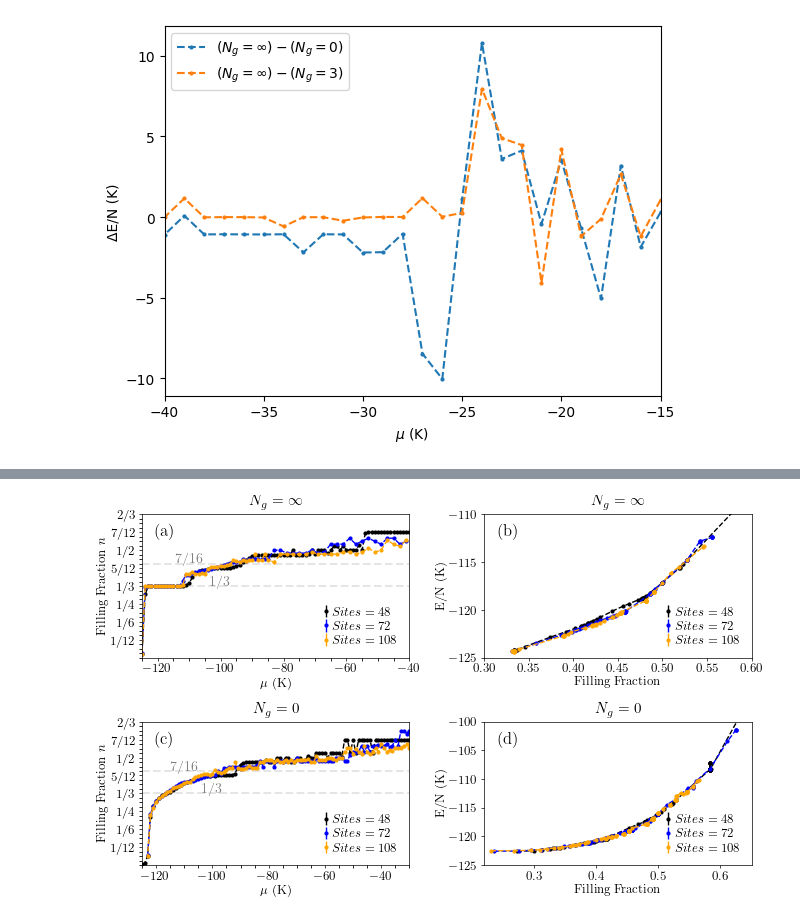
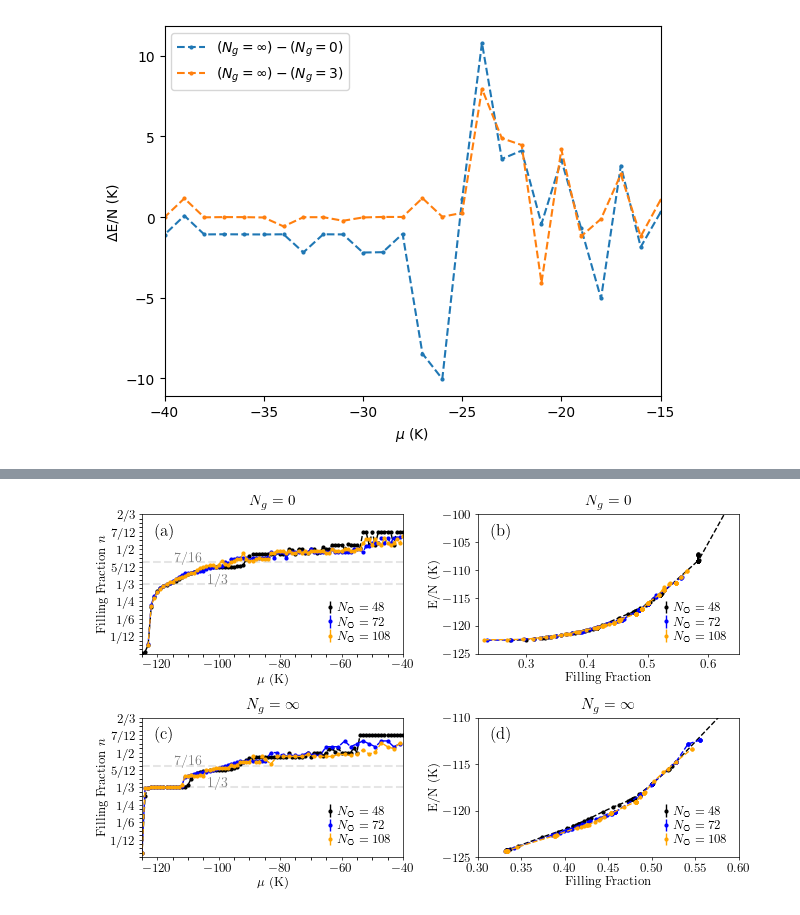
Before and after one commit to CAMM-UTK/papers-code-GrapheneCorrugation, a Jupyter notebook: src/DataAnalysis.ipynb, the cells around one changed output, grey strips where cells are left out. Drawn from its saved outputs; the diff is of its cells as text; code cells hidden in the pictures.

```diff
--- a/src/DataAnalysis.ipynb
+++ b/src/DataAnalysis.ipynb
@@ -697,9 +696,10 @@ from fractions import Fraction
 plot_style = {'aps':'aps.mplstyle'}
 plt.style.reload_library()
 plt.style.use(plot_style['aps'])
+aps = plt.rcParams
 #fig = plt.figure(figsize=(12, 6))
 #gs = gridspec.GridSpec(2, 3, width_ratios=[3, 2, 2], height_ratios=[1, 1])
-fig = plt.figure(figsize=(3.4646*2, 2.14122*2))
+fig = plt.figure(figsize=(8.5*.8, 5.253*.8))
 gs = gridspec.GridSpec(2, 3, width_ratios=[3, 2,2], height_ratios=[1, 1])
 
 ax_main = plt.subplot(gs[:, 0])
@@ -859,14 +986,19 @@ import matplotlib.pyplot as plt
 import matplotlib.gridspec as gridspec
 from fractions import Fraction
 #fig = plt.figure(figsize=(12, 8))
-fig = plt.figure(figsize=(3.4646*2, 2.14122*2))
+fig = plt.figure(figsize=(8.5*.8, 5.253*.8))
 gs = gridspec.GridSpec(2, 2, width_ratios=[1, 1], height_ratios=[1, 1])
 
+plt.rcParams['text.usetex'] = True
+plt.rcParams['text.latex.preamble'] = r"""
+\usepackage{SVRsymbols}
+"""
+
 # Create the main plot
-ax_main = plt.subplot(gs[0, 0])
-ax_main.errorbar(chemical_dict[r'$N_g = \infty$'],np.array(N_dict[r'$N_g = \infty$'])/48,yerr=np.array(ENError_dict[r'$N_g = \infty$'])/48,color=black_color,marker='o', linewidth=1, markersize=2, linestyle='--',label=r'$Sites = 48$')
-ax_main.errorbar(chemical_dict[r'$N_g = T1Mid$'],np.array(N_dict[r'$N_g = T1Mid$'])/72,yerr=np.array(ENError_dict[r'$N_g = T1Mid$'])/72,color=blue_color,marker='o', linewidth=1, markersize=2, linestyle='--',label=r'$Sites = 72$')
-ax_main.errorbar(chemical_dict[r'$N_g = T1Hi$'],np.array(N_dict[r'$N_g = T1Hi$'])/108,yerr=np.array(ENError_dict[r'$N_g = T1Hi$'])/108,color=orange_color,marker='o', linewidth=1, markersize=2, linestyle='--',label=r'$Sites = 108$')
+ax_main = plt.subplot(gs[1, 0])
+ax_main.errorbar(chemical_dict[r'$N_g = \infty$'],np.array(N_dict[r'$N_g = \infty$'])/48,yerr=np.array(ENError_dict[r'$N_g = \infty$'])/48,color=black_color,marker='o', linewidth=1, markersize=2, linestyle='--',label=r'$N_{\graphene} = 48$')
+ax_main.errorbar(chemical_dict[r'$N_g = T1Mid$'],np.array(N_dict[r'$N_g = T1Mid$'])/72,yerr=np.array(ENError_dict[r'$N_g = T1Mid$'])/72,color=blue_color,marker='o', linewidth=1, markersize=2, linestyle='--',label=r'$N_{\graphene} = 72$')
+ax_main.errorbar(chemical_dict[r'$N_g = T1Hi$'],np.array(N_dict[r'$N_g = T1Hi$'])/108,yerr=np.array(ENError_dict[r'$N_g = T1Hi$'])/108,color=orange_color,marker='o', linewidth=1, markersize=2, linestyle='--',label=r'$N_{\graphene} = 108$')
 
 ax_main.set_xlabel(r'$\mu$ (K)')
 ax_main.set_xlim(-125, -30)
@@ -896,12 +1028,12 @@ ax_main.set_xlim(-125, -40)
 ax_main.set_title(r"$N_g = \infty$")
 
 # Create the first subplot on the top right
-ax_corner1 = plt.subplot(gs[1, 0])  # Change the column index to 1
-ax_corner1.errorbar(chemical_dict[r'$N_g = 0$'],np.array(N_dict[r'$N_g = 0$'])/48,yerr=np.array(ENError_dict[r'$N_g = 0$'])/48,color=black_color,marker='o', linewidth=1, markersize=2, linestyle='--',label=r'$Sites = 48$')
-ax_corner1.errorbar(chemical_dict[r'$N_g = MidNo$'],np.array(N_dict[r'$N_g = MidNo$'])/72,yerr=np.array(ENError_dict[r'$N_g = MidNo$'])/72,color=blue_color,marker='o', linewidth=1, markersize=2, linestyle='--',label=r'$Sites = 72$')
-ax_corner1.errorbar(chemical_dict[r'$N_g = HiNo$'],np.array(N_dict[r'$N_g = HiNo$'])/108,yerr=np.array(ENError_dict[r'$N_g = HiNo$'])/108,color=orange_color,marker='o', linewidth=1, markersize=2, linestyle='--',label=r'$Sites = 108$')
+ax_corner1 = plt.subplot(gs[0, 0])  # Change the column index to 1
+ax_corner1.errorbar(chemical_dict[r'$N_g = 0$'],np.array(N_dict[r'$N_g = 0$'])/48,yerr=np.array(ENError_dict[r'$N_g = 0$'])/48,color=black_color,marker='o', linewidth=1, markersize=2, linestyle='--',label=r'$N_{\graphene} = 48$')
+ax_corner1.errorbar(chemical_dict[r'$N_g = MidNo$'],np.array(N_dict[r'$N_g = MidNo$'])/72,yerr=np.array(ENError_dict[r'$N_g = MidNo$'])/72,color=blue_color,marker='o', linewidth=1, markersize=2, linestyle='--',label=r'$N_{\graphene} = 72$')
+ax_corner1.errorbar(chemical_dict[r'$N_g = HiNo$'],np.array(N_dict[r'$N_g = HiNo$'])/108,yerr=np.array(ENError_dict[r'$N_g = HiNo$'])/108,color=orange_color,marker='o', linewidth=1, markersize=2, linestyle='--',label=r'$N_{\graphene} = 108$')
 ax_corner1.set_xlabel(r'$\mu$ (K)')
-ax_corner1.set_xlim(-125, -30)
+ax_corner1.set_xlim(-125, -40)
 ax_corner1.set_ylim(0,2/3)
 ax_corner1.axhline(y=7/16, color='grey',alpha=.2, linestyle='--')
 ax_corner1.axhline(y=1/3, color='grey',alpha=.2, linestyle='--')
@@ -919,42 +1051,42 @@ ax_corner1.set_ylabel(r'Filling Fraction $n$')
 ax_corner1.set_title(r"$N_g = 0$")
 
 
 # Create the second subplot on the middle right
-ax_zoom1 = plt.subplot(gs[0, 1])  # Change the column index to 1 and the row index to 1
-ax_zoom1.errorbar(sorted_N[r'$N_g = \infty$'],sorted_EN[r'$N_g = \infty$'],yerr=sorted_ENError[r'$N_g = \infty$'],color=black_color,marker='o', linewidth=1, markersize=2, linestyle='--',label=r'$Sites = 48$')
-ax_zoom1.errorbar(sorted_N[r'$N_g = T1Mid$'],sorted_EN[r'$N_g = T1Mid$'],yerr=sorted_ENError[r'$N_g = T1Mid$'],color=blue_color,marker='o', linewidth=1, markersize=2, linestyle='--',label=r'$Sites = 72$')
-ax_zoom1.errorbar(sorted_N[r'$N_g = T1Hi$'],sorted_EN[r'$N_g = T1Hi$'],yerr=sorted_ENError[r'$N_g = T1Hi$'],color=orange_color,marker='o', linewidth=1, markersize=2, linestyle='--',label=r'$Sites = 108$')
+ax_zoom1 = plt.subplot(gs[1, 1])  # Change the column index to 1 and the row index to 1
+ax_zoom1.errorbar(sorted_N[r'$N_g = \infty$'],sorted_EN[r'$N_g = \infty$'],yerr=sorted_ENError[r'$N_g = \infty$'],color=black_color,marker='o', linewidth=1, markersize=2, linestyle='--',label=r'$N_{\graphene} = 48$')
+ax_zoom1.errorbar(sorted_N[r'$N_g = T1Mid$'],sorted_EN[r'$N_g = T1Mid$'],yerr=sorted_ENError[r'$N_g = T1Mid$'],color=blue_color,marker='o', linewidth=1, markersize=2, linestyle='--',label=r'$N_{\graphene} = 72$')
+ax_zoom1.errorbar(sorted_N[r'$N_g = T1Hi$'],sorted_EN[r'$N_g = T1Hi$'],yerr=sorted_ENError[r'$N_g = T1Hi$'],color=orange_color,marker='o', linewidth=1, markersize=2, linestyle='--',label=r'$N_{\graphene} = 108$')
 ax_zoom1.set_xlabel('Filling Fraction')
 ax_zoom1.set_ylabel(r'E/N (K)')
 ax_zoom1.set_xlim(.3,.6)
 ax_zoom1.set_ylim(-125,-110)
 ax_zoom1.tick_params(axis='both', which='both')
 ax_zoom1.set_title(r"$N_g = \infty$")
 
 # Create the third subplot on the bottom right
-ax_corner2 = plt.subplot(gs[1, 1])  # Change the column index to 1
-ax_corner2.errorbar(sorted_N[r'$N_g = 0$'],sorted_EN[r'$N_g = 0$'],yerr=sorted_ENError[r'$N_g = 0$'],color=black_color,marker='o', linewidth=1, markersize=2, linestyle='--',label=r'$Sites = 48$')
-ax_corner2.errorbar(sorted_N[r'$N_g = MidNo$'],sorted_EN[r'$N_g = MidNo$'],yerr=sorted_ENError[r'$N_g = MidNo$'],color=blue_color,marker='o', linewidth=1, markersize=2, linestyle='--',label=r'$Sites = 72$')
-ax_corner2.errorbar(sorted_N[r'$N_g = HiNo$'],sorted_EN[r'$N_g = HiNo$'],yerr=sorted_ENError[r'$N_g = HiNo$'],color=orange_color,marker='o', linewidth=1, markersize=2, linestyle='--',label=r'$Sites = 108$')
+ax_corner2 = plt.subplot(gs[0, 1])  # Change the column index to 1
+ax_corner2.errorbar(sorted_N[r'$N_g = 0$'],sorted_EN[r'$N_g = 0$'],yerr=sorted_ENError[r'$N_g = 0$'],color=black_color,marker='o', linewidth=1, markersize=2, linestyle='--',label=r'$N_{\graphene} = 48$')
+ax_corner2.errorbar(sorted_N[r'$N_g = MidNo$'],sorted_EN[r'$N_g = MidNo$'],yerr=sorted_ENError[r'$N_g = MidNo$'],color=blue_color,marker='o', linewidth=1, markersize=2, linestyle='--',label=r'$N_{\graphene} = 72$')
+ax_corner2.errorbar(sorted_N[r'$N_g = HiNo$'],sorted_EN[r'$N_g = HiNo$'],yerr=sorted_ENError[r'$N_g = HiNo$'],color=orange_color,marker='o', linewidth=1, markersize=2, linestyle='--',label=r'$N_{\graphene} = 108$')
 ax_corner2.set_xlabel('Filling Fraction')
 ax_corner2.set_ylabel(r'E/N (K)')
 ax_corner2.set_xlim(.22,.65)
 ax_corner2.set_ylim(-125,-100)
 ax_corner2.tick_params(axis='both', which='both')
 ax_corner2.set_title(r"$N_g = 0$")
 
 ax_main.legend(loc='lower right')
 ax_corner1.legend(loc='lower right')
 ax_corner2.legend(loc='lower right')
 ax_zoom1.legend(loc='lower right')
-panel_labels = ['(a)', '(c)', '(b)', '(d)']
+panel_labels = ['(d)', '(c)', '(b)', '(a)']
 i=0
-for ax in [ax_main,ax_corner1,ax_zoom1,ax_corner2]:  # Iterate over the GridSpec object gs
+for ax in [ax_zoom1,ax_main,ax_corner2,ax_corner1]:  # Iterate over the GridSpec object gs
     ax.text(0.05, .85, panel_labels[i], transform=ax.transAxes, fontsize=12)
     i+=1
 plt.tight_layout()
 # Display the figure
-plt.savefig('../figures/Fig8.svg', format='svg')
+plt.savefig('../figures/Fig8.pdf', format='pdf')
 plt.show()
 # %% [output]
-[figure, old version]
+[figure, new version]
```
Also changed, not shown: parts of 9 cells of this notebook, 52 other files.
